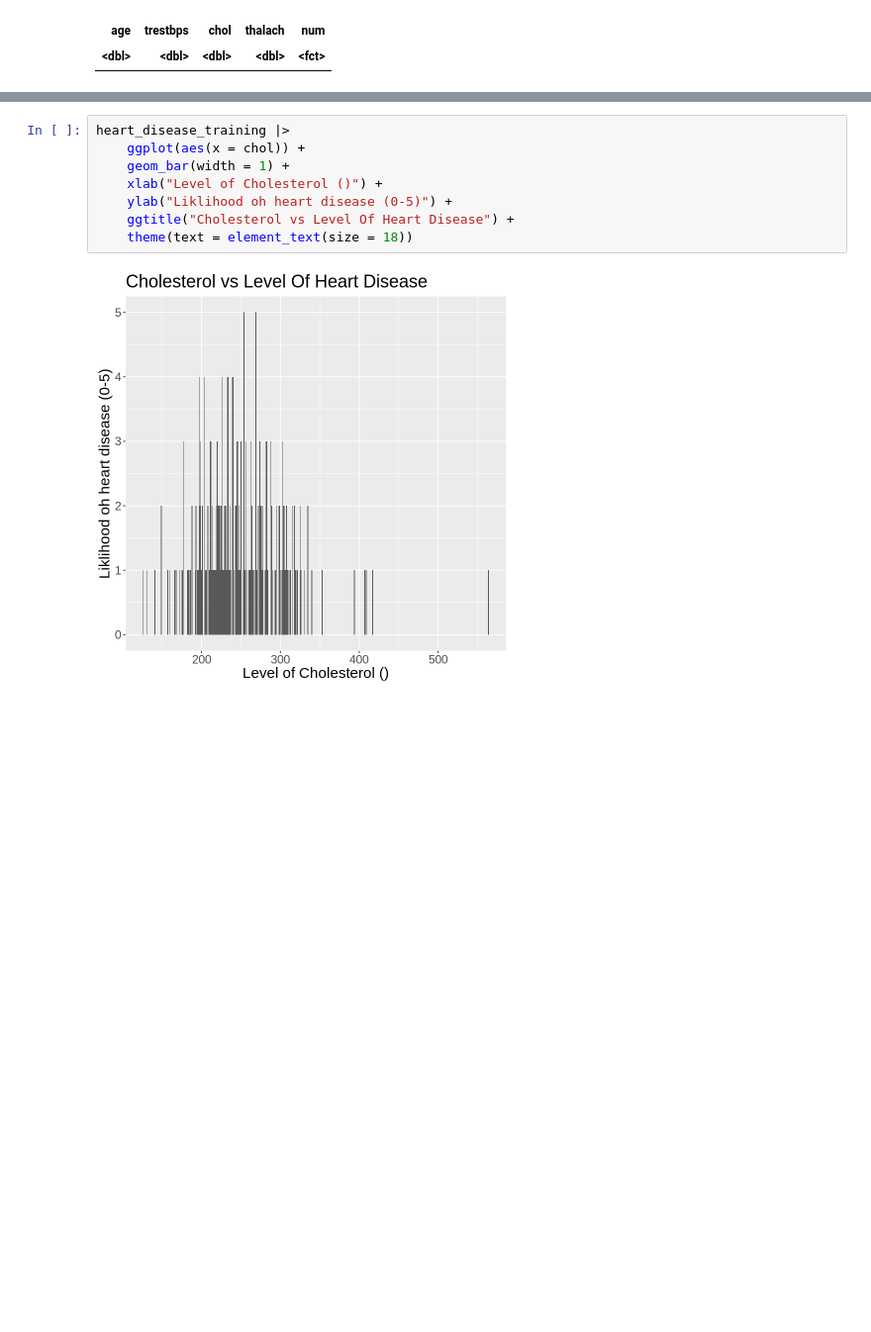
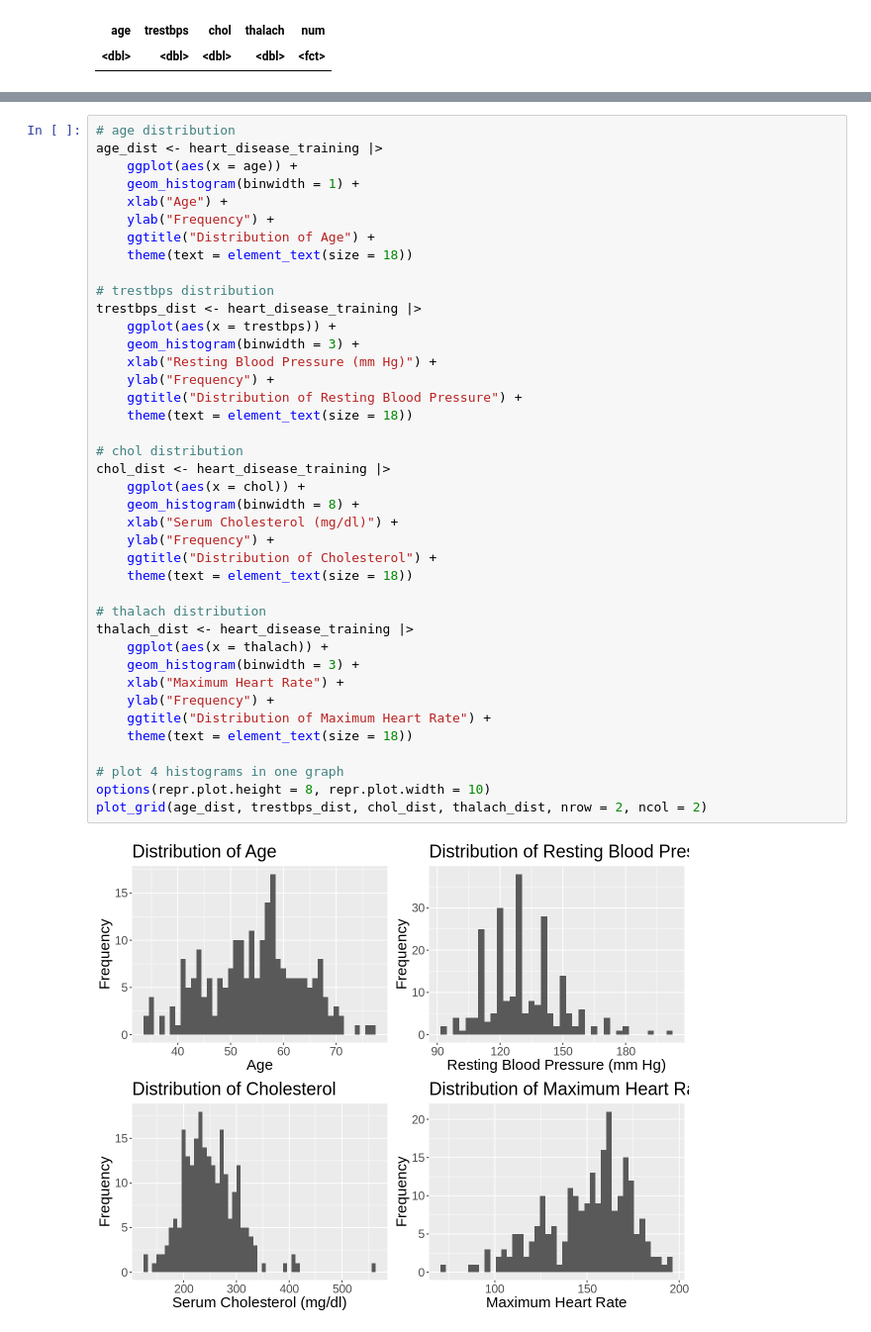
Before and after one commit to Yi-Lin-Wang/Group-32-best-group, a Jupyter notebook: Heart_Disease_Project.ipynb, the cells around one changed output, grey strips where cells are left out. Shown: that part at 99% size. Cells and saved outputs as stored; diff of their text form; blank space fills up the shorter version.

Commit message:
distributions, ggpairs, predict test dataset

```diff
--- a/Heart_Disease_Project.ipynb
+++ b/Heart_Disease_Project.ipynb
@@ -110,10 +131,42 @@ A tibble: 0 × 5
 # %%
-heart_disease_training |>
+# age distribution
+age_dist <- heart_disease_training |>
+    ggplot(aes(x = age)) +
+    geom_histogram(binwidth = 1) +
+    xlab("Age") +
+    ylab("Frequency") +
+    ggtitle("Distribution of Age") +
+    theme(text = element_text(size = 18))
+
+# trestbps distribution
+trestbps_dist <- heart_disease_training |>
+    ggplot(aes(x = trestbps)) +
+    geom_histogram(binwidth = 3) +
+    xlab("Resting Blood Pressure (mm Hg)") +
+    ylab("Frequency") +
+    ggtitle("Distribution of Resting Blood Pressure") +
+    theme(text = element_text(size = 18))
+
+# chol distribution
+chol_dist <- heart_disease_training |>
     ggplot(aes(x = chol)) +
-    geom_bar(width = 1) +
-    xlab("Level of Cholesterol ()") +
-    ylab("Liklihood oh heart disease (0-5)") +
-    ggtitle("Cholesterol vs Level Of Heart Disease") +
+    geom_histogram(binwidth = 8) +
+    xlab("Serum Cholesterol (mg/dl)") +
+    ylab("Frequency") +
+    ggtitle("Distribution of Cholesterol") +
     theme(text = element_text(size = 18))
+
+# thalach distribution
+thalach_dist <- heart_disease_training |>
+    ggplot(aes(x = thalach)) +
+    geom_histogram(binwidth = 3) +
+    xlab("Maximum Heart Rate") +
+    ylab("Frequency") +
+    ggtitle("Distribution of Maximum Heart Rate") +
+    theme(text = element_text(size = 18))
+
+# plot 4 histograms in one graph
+options(repr.plot.height = 8, repr.plot.width = 10)
+plot_grid(age_dist, trestbps_dist, chol_dist, thalach_dist, nrow = 2, ncol = 2)
 # %% [output]
-[figure, old version]
+[figure, new version]
```
Also changed, not shown: parts of 40 cells of this notebook.
